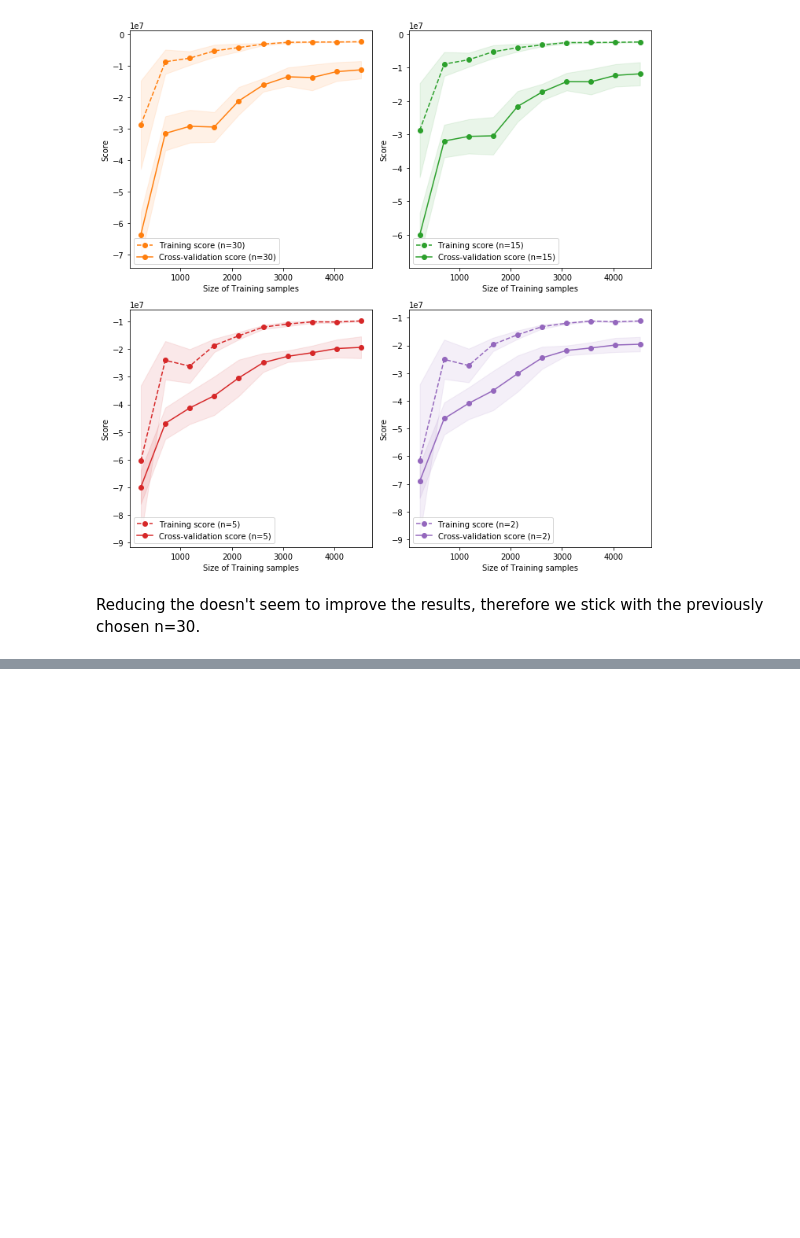
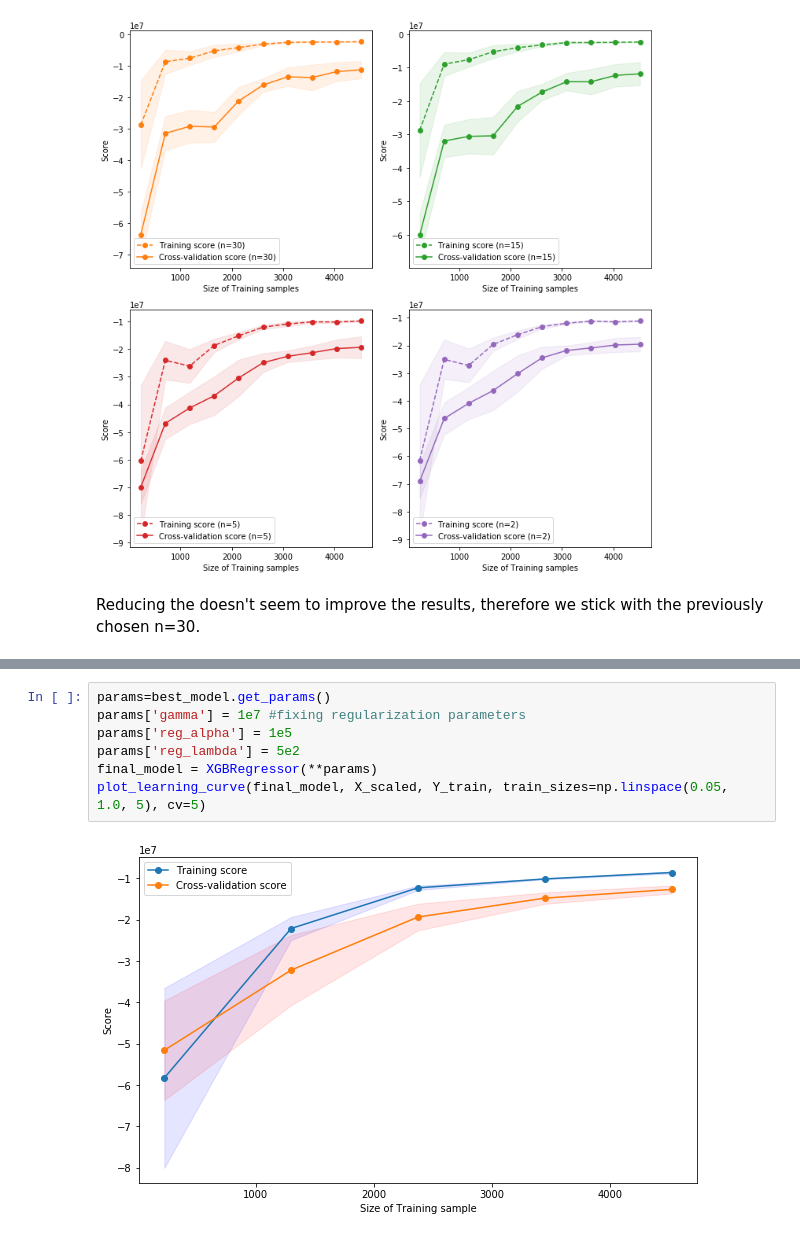
Before and after one commit to EmmaKLofthouse/hiking-trails, a Jupyter notebook: predict_time.ipynb, the cells around one changed output, grey strips where cells are left out. Drawn from its saved outputs; the diff is of its cells as text; blank space fills up the shorter version.

```diff
--- a/predict_time.ipynb
+++ b/predict_time.ipynb
@@ -1021,0 +1074,9 @@ In our analysis, we observed that augmenting the gamma parameter up to approxima
+# %%
+params=best_model.get_params()
+params['gamma'] = 1e7 #fixing regularization parameters
+params['reg_alpha'] = 1e5
+params['reg_lambda'] = 5e2
+final_model = XGBRegressor(**params)
+plot_learning_curve(final_model, X_scaled, Y_train, train_sizes=np.linspace(0.05, 1.0, 5), cv=5)
+# %% [output]
+[figure, added]
```
Also changed, not shown: parts of 24 cells of this notebook.
